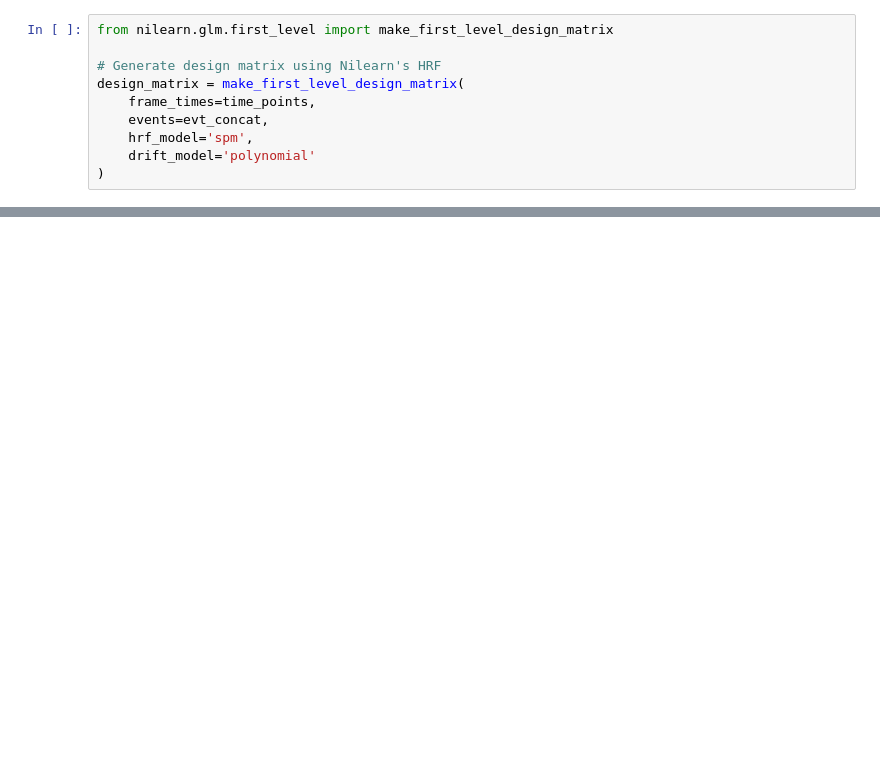
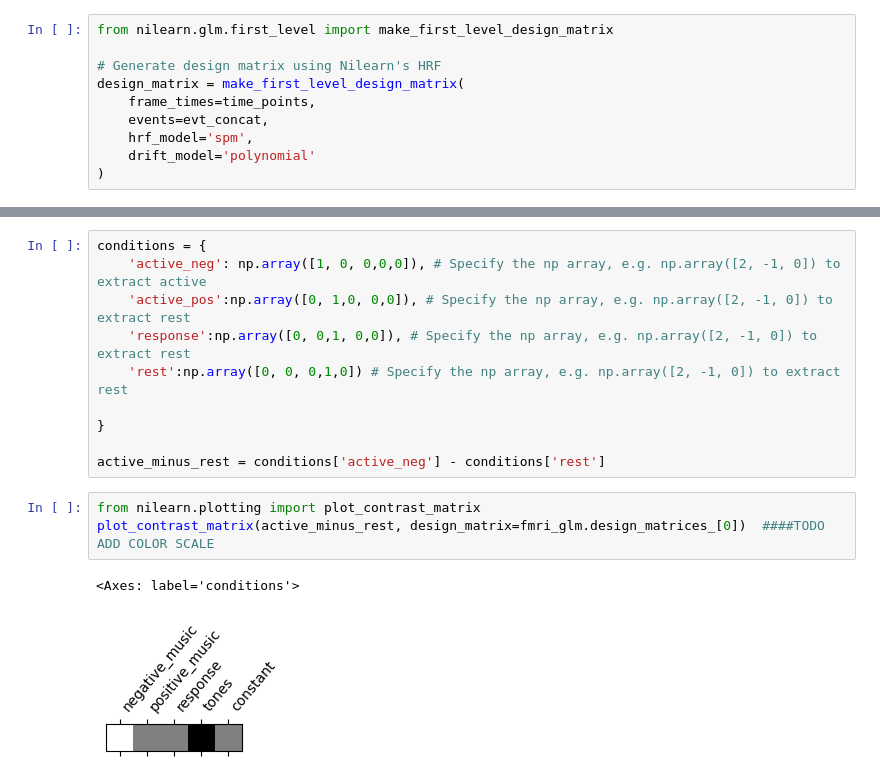
Before and after one commit to raph1258/NSSP, a Jupyter notebook: Project_MP1.ipynb, the cells around one changed output, grey strips where cells are left out. Drawn from its saved outputs; the diff is of its cells as text; blank space fills up the shorter version.

```diff
--- a/Project_MP1.ipynb
+++ b/Project_MP1.ipynb
@@ -271,0 +292,16 @@ fmri_glm = fmri_glm.fit(fmri_img, events)
+# %%
+conditions = {
+    'active_neg': np.array([1, 0, 0,0,0]), # Specify the np array, e.g. np.array([2, -1, 0]) to extract active
+    'active_pos':np.array([0, 1,0, 0,0]), # Specify the np array, e.g. np.array([2, -1, 0]) to extract rest
+    'response':np.array([0, 0,1, 0,0]), # Specify the np array, e.g. np.array([2, -1, 0]) to extract rest
+    'rest':np.array([0, 0, 0,1,0]) # Specify the np array, e.g. np.array([2, -1, 0]) to extract rest
+
+}
+
+active_minus_rest = conditions['active_neg'] - conditions['rest']
+# %%
+from nilearn.plotting import plot_contrast_matrix
+plot_contrast_matrix(active_minus_rest, design_matrix=fmri_glm.design_matrices_[0])  ####TODO ADD COLOR SCALE
+# %% [output]
+<Axes: label='conditions'>
+[figure, added]
```
Also changed, not shown: parts of 12 cells of this notebook.
